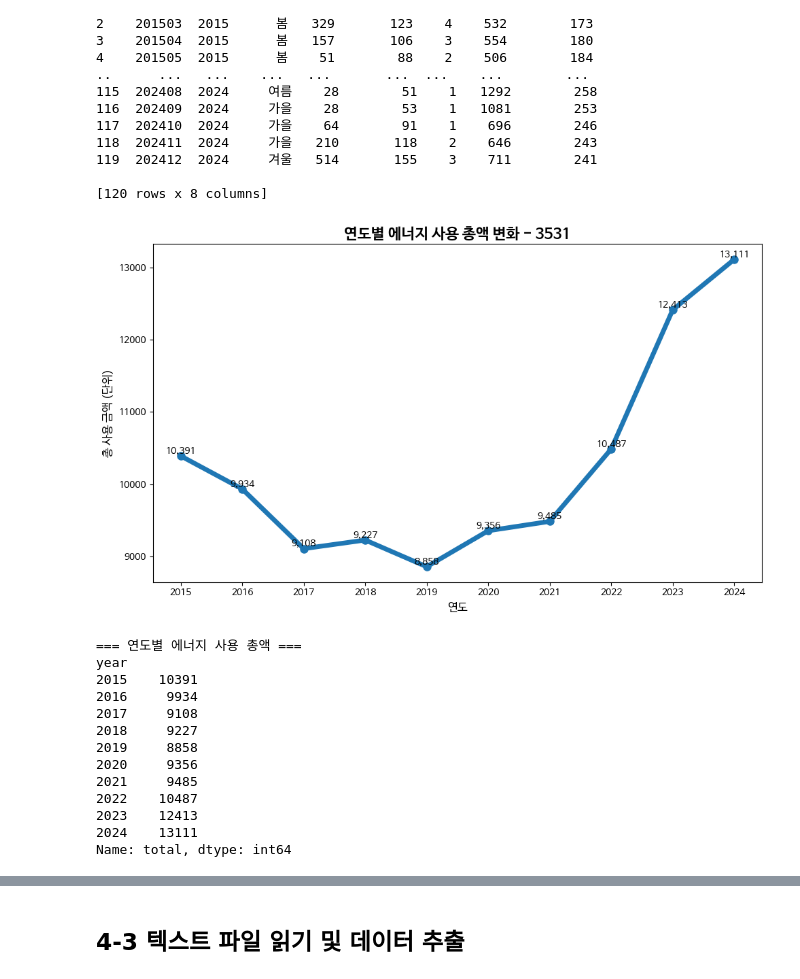
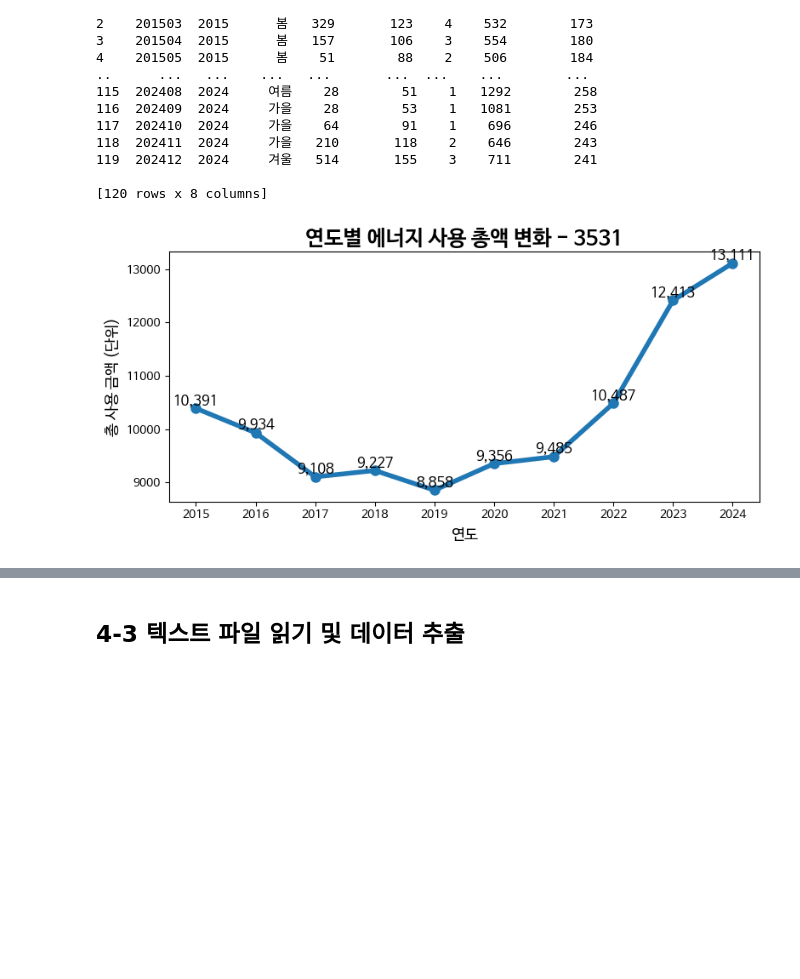
Before and after one commit to ParkEunhee999/Data-Analysis-with-Open-Source, a Jupyter notebook: 오픈소스_데이터_분석_4강.ipynb, the cells around one changed output, grey strips where cells are left out. Cells and saved outputs as stored; diff of their text form; code cells hidden in the pictures; blank space fills up the shorter version.

```diff
--- a/오픈소스_데이터_분석_4강.ipynb
+++ b/오픈소스_데이터_분석_4강.ipynb
@@ -106,7 +115,7 @@ df['year'] = df['date'].str[:4]
 df['month'] = df['date'].str[4:].astype(int)
 
 ## season 컬럼 추가
-def get_season(month):
+def season(month):
     if 3 <= month <= 5:
         return '봄'
     elif 6 <= month <= 8:
@@ -115,11 +124,9 @@ def get_season(month):
         return '가을'
     else:
         return '겨울'
-df['season'] = df['month'].apply(get_season)
+df['season'] = df['month'].apply(season)
 
-## 열 순서 재배치
 df = df[['date', 'year', 'season', 'heat', 'waterHot', 'gas', 'elect', 'waterCool']]
-
 print(df)
 # %% [output]
        date  year season  heat  waterHot  gas  elect  waterCool
@@ -139,43 +146,23 @@ print(df)
 # %%
 import matplotlib.pyplot as plt
 
 ## 에너지 사용 총액 계산 (전기 + 가스 + 난방 + 급탕)
 df['total'] = df['elect'] + df['gas'] + df['heat'] + df['waterHot']
-## 연도별로 그룹화하여 총액 합계 계산
-yearly_total = df.groupby('year')['total'].sum()
+## 연도별로 총액 합계 계산
+year_total = df.groupby('year')['total'].sum()
 ## 선그래프 설정
-plt.figure(figsize=(10, 6))
-plt.title('연도별 에너지 사용 총액 변화 - 3531', fontsize=16, fontweight='bold')
-
-plt.plot(yearly_total.index, yearly_total.values, marker='o', linewidth=5, markersize=8)
-plt.xlabel('연도', fontsize=12)
-plt.ylabel('총 사용 금액 (단위)', fontsize=12)
-
-## 각 데이터 포인트에 값 표시
-for x, y in zip(yearly_total.index, yearly_total.values):
-    plt.text(x, y, f'{y:,.0f}', ha='center', va='bottom', fontsize=10)
+plt.figure(figsize=(8, 4))
+plt.title('연도별 에너지 사용 총액 변화 - 3531', fontsize=18, fontweight='bold')
+plt.plot(year_total.index, year_total.values, marker='o', linewidth=4, markersize=8)
+plt.xlabel('연도', fontsize=13)
+plt.ylabel('총 사용 금액 (단위)', fontsize=13)
+for x, y in zip(year_total.index, year_total.values):
+    plt.text(x, y, f'{y:,.0f}', ha='center', va='bottom', fontsize=12)
 
 ## 레이아웃 조정 및 그래프 표시
 plt.tight_layout()
 plt.show()
-
-## 연도별 총액 데이터 출력
-print("\n=== 연도별 에너지 사용 총액 ===")
-print(yearly_total)
 # %% [output]
-[figure, old version]
+[figure, new version]
-=== 연도별 에너지 사용 총액 ===
-year
-2015    10391
-2016     9934
-2017     9108
-2018     9227
-2019     8858
-2020     9356
-2021     9485
-2022    10487
-2023    12413
-2024    13111
-Name: total, dtype: int64
 # %%
 ## 계절별 가스 사용량 평균 계산
```
Also changed, not shown: parts of 5 cells of this notebook.
